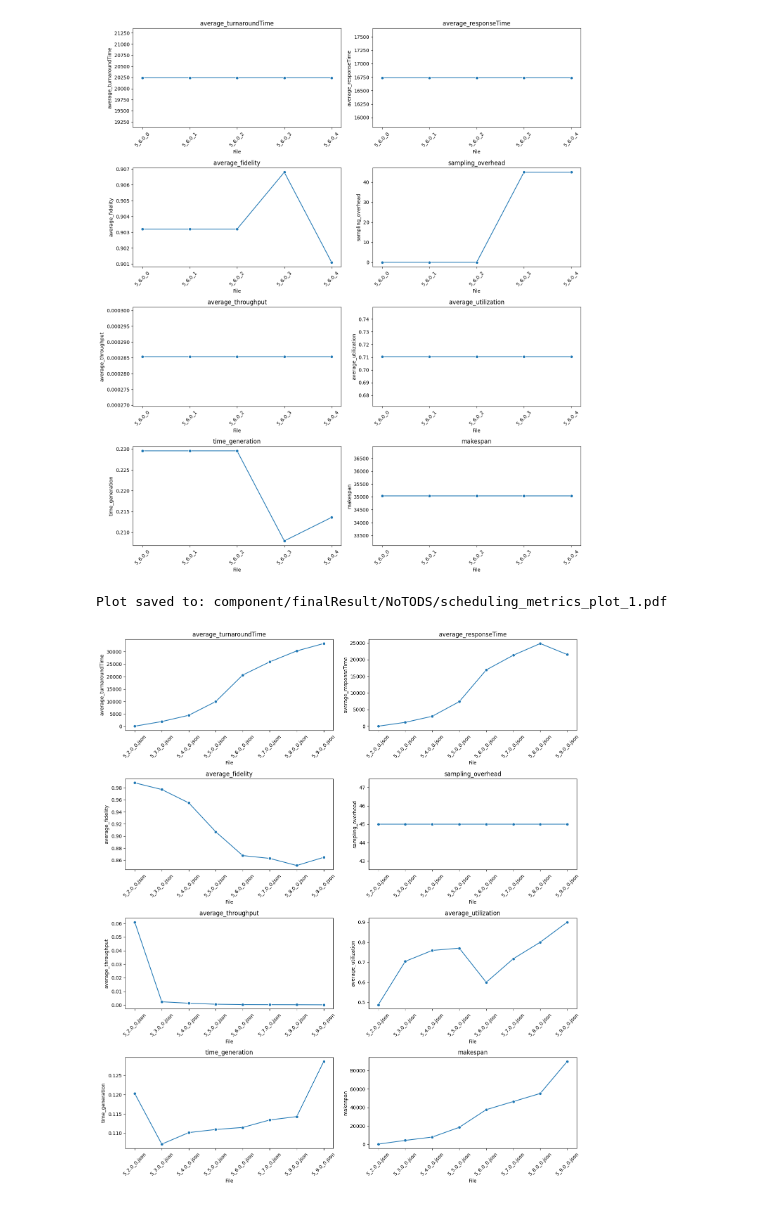
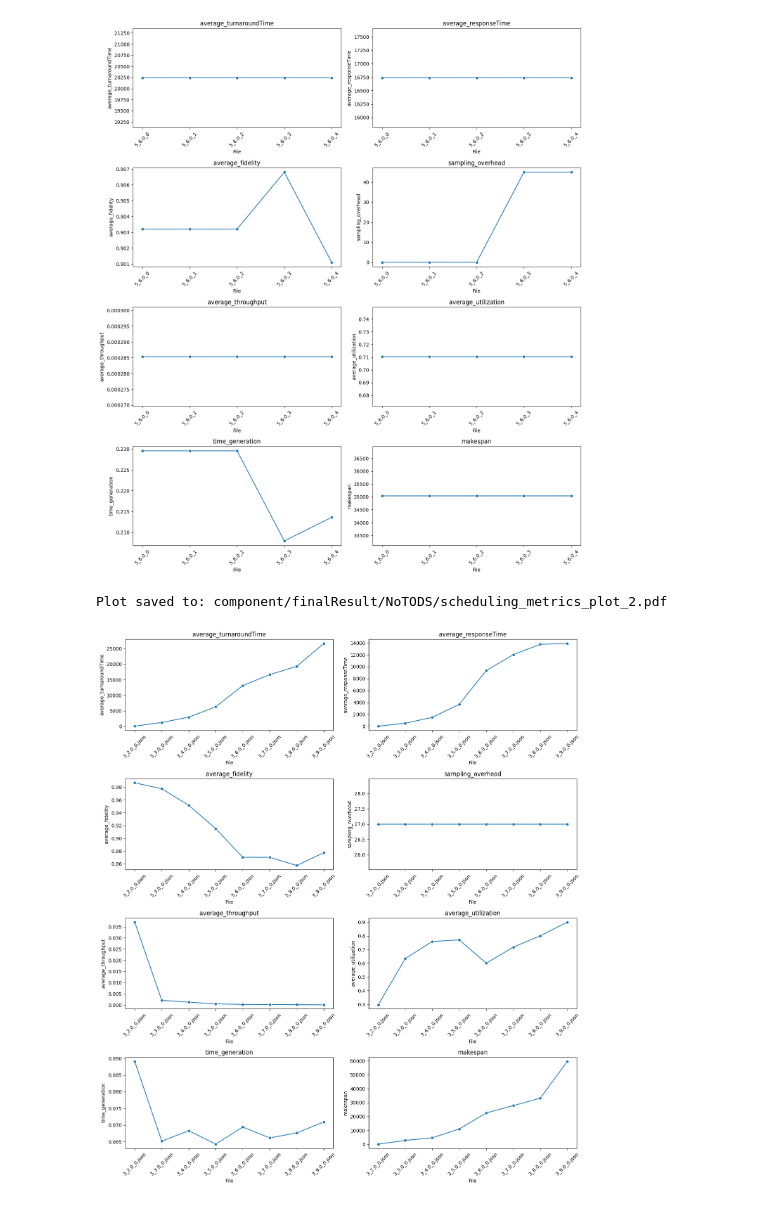
Before and after one commit to MagePro310/Quantum_Simulation_Scheduling_ver1, a Jupyter notebook: test_algorithm_NoTODS.ipynb, the cells around one changed output. Saved outputs shown, nothing was run; the diff lists cells and outputs as text; code cells hidden in the pictures.

```diff
--- a/test_algorithm_NoTODS.ipynb
+++ b/test_algorithm_NoTODS.ipynb
@@ -626,7 +626,7 @@ import math
 # Define the folder where your JSON files are stored
 folder_path = os.path.join("component", "finalResult", "NoTODS")
 
-num_circuit = 5
+num_circuit = 3
 # num_qubits = 2
 
 # Regex pattern to match filenames like 5_2.0_0.json, 5_2.0_1.json, etc.
@@ -661,32 +661,32 @@ df = pd.DataFrame(data)
 df["sort_key"] = df["filename"].str.extract(rf"{num_circuit}_(\d+)\.0_0\.json")[0].astype(int)
 df = df.sort_values(by="sort_key")
 
 # Create subplots for each metric
 fig, axes = plt.subplots(math.ceil(len(metrics) / 2), 2, figsize=(14, 16))
 axes = axes.flatten()
 
 for i, metric in enumerate(metrics):
     sns.lineplot(ax=axes[i], data=df, x="filename", y=metric, marker="o")
     axes[i].set_title(metric)
     axes[i].set_xlabel("File")
     axes[i].set_ylabel(metric)
     axes[i].tick_params(axis='x', rotation=45)
     axes[i].xaxis.set_major_locator(ticker.MaxNLocator(integer=True))
 
 # Adjust layout and save to PDF
 plt.tight_layout()
 pdf_output_path = os.path.join(folder_path, "scheduling_metrics_plot.pdf")
 
 # Ensure the filename is unique if the file already exists
 if os.path.exists(pdf_output_path):
     base_name, ext = os.path.splitext(pdf_output_path)
     counter = 1
     while os.path.exists(f"{base_name}_{counter}{ext}"):
         counter += 1
     pdf_output_path = f"{base_name}_{counter}{ext}"
 plt.savefig(pdf_output_path)
 
 print(f"Plot saved to: {pdf_output_path}")
 # %% [output]
-Plot saved to: component/finalResult/NoTODS/scheduling_metrics_plot_1.pdf
+Plot saved to: component/finalResult/NoTODS/scheduling_metrics_plot_2.pdf
-[figure, old version]
+[figure, new version]
```
Also changed, not shown: 28 other files.
